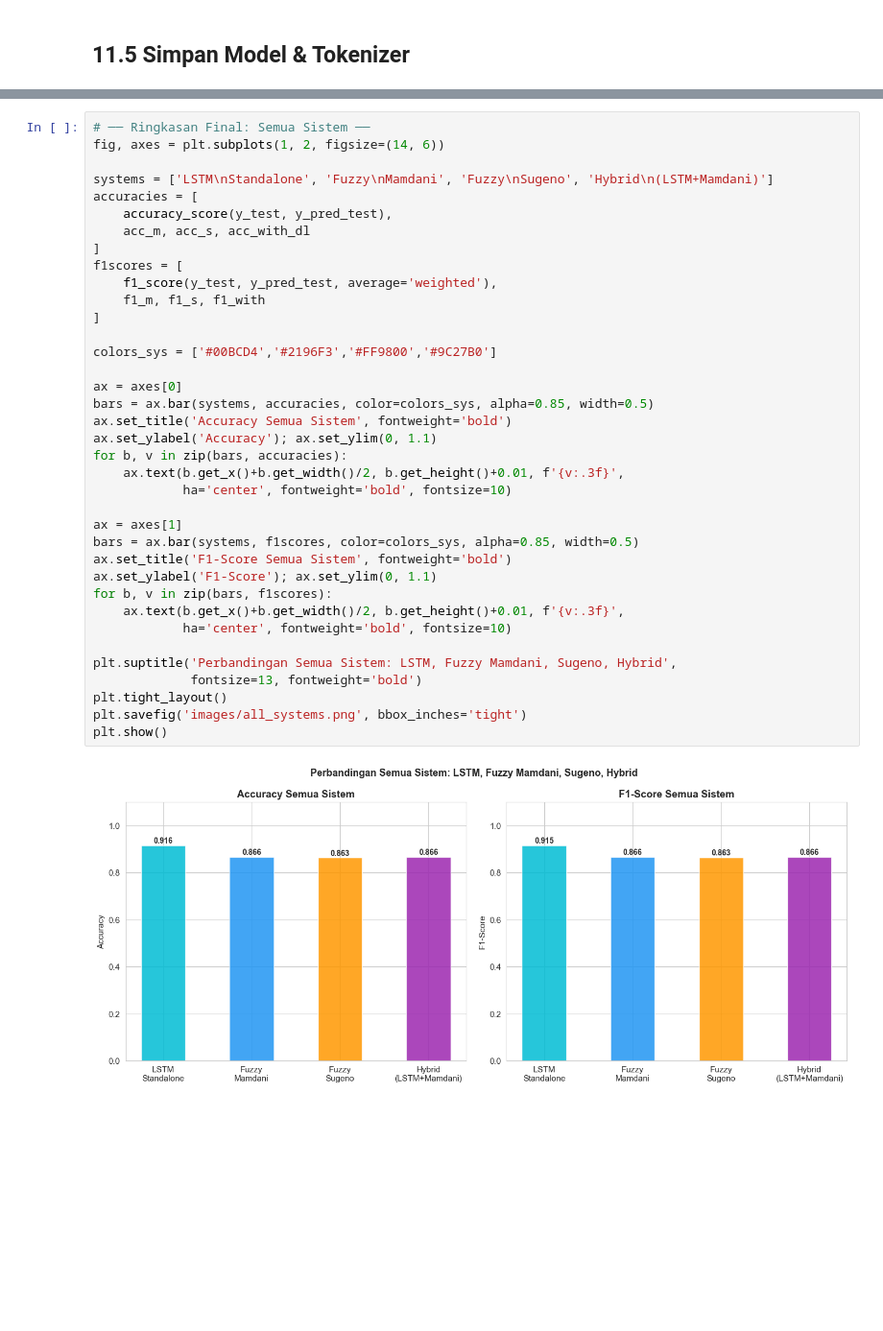
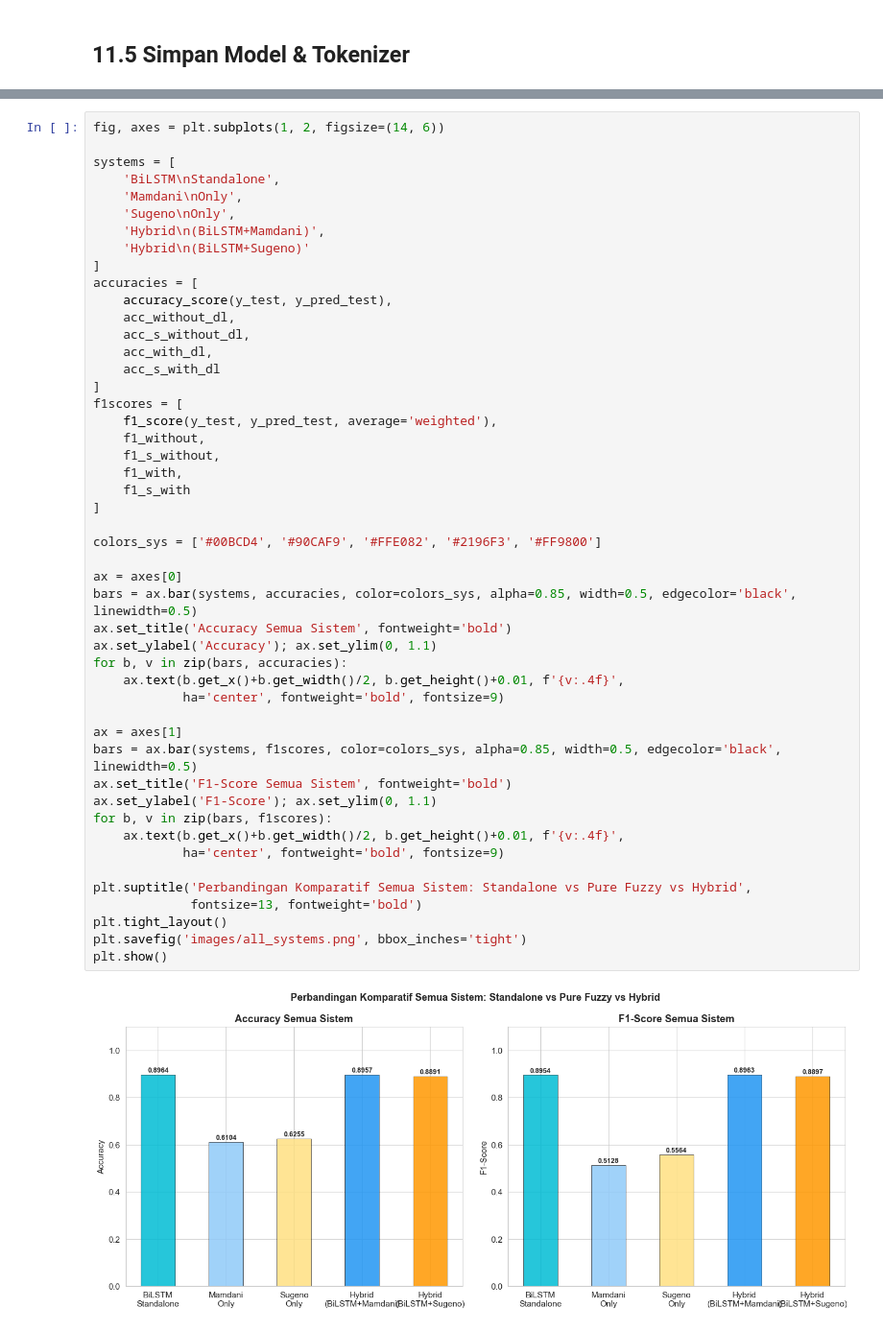
Before and after one commit to FoolishOtaku/dka-hate-speech-sentiment-analysis, a Jupyter notebook: hate_speech_fuzzy_dl_FIXED.ipynb, the cells around one changed output, grey strips where cells are left out. Shown at 96% size. Drawn from its saved outputs; the diff is of its cells as text; blank space fills up the shorter version.

```diff
--- a/hate_speech_fuzzy_dl_FIXED.ipynb
+++ b/hate_speech_fuzzy_dl_FIXED.ipynb
@@ -1530,39 +1547,50 @@ ROC-AUC                          0.9176             0.6375  +0.2801
 # %%
-# ── Ringkasan Final: Semua Sistem ──
 fig, axes = plt.subplots(1, 2, figsize=(14, 6))
 
-systems = ['LSTM\nStandalone', 'Fuzzy\nMamdani', 'Fuzzy\nSugeno', 'Hybrid\n(LSTM+Mamdani)']
+systems = [
+    'BiLSTM\nStandalone',
+    'Mamdani\nOnly',
+    'Sugeno\nOnly',
+    'Hybrid\n(BiLSTM+Mamdani)',
+    'Hybrid\n(BiLSTM+Sugeno)'
+]
 accuracies = [
     accuracy_score(y_test, y_pred_test),
-    acc_m, acc_s, acc_with_dl
+    acc_without_dl,
+    acc_s_without_dl,
+    acc_with_dl,
+    acc_s_with_dl
 ]
 f1scores = [
     f1_score(y_test, y_pred_test, average='weighted'),
-    f1_m, f1_s, f1_with
+    f1_without,
+    f1_s_without,
+    f1_with,
+    f1_s_with
 ]
 
-colors_sys = ['#00BCD4','#2196F3','#FF9800','#9C27B0']
+colors_sys = ['#00BCD4', '#90CAF9', '#FFE082', '#2196F3', '#FF9800']
 
 ax = axes[0]
-bars = ax.bar(systems, accuracies, color=colors_sys, alpha=0.85, width=0.5)
+bars = ax.bar(systems, accuracies, color=colors_sys, alpha=0.85, width=0.5, edgecolor='black', linewidth=0.5)
 ax.set_title('Accuracy Semua Sistem', fontweight='bold')
 ax.set_ylabel('Accuracy'); ax.set_ylim(0, 1.1)
 for b, v in zip(bars, accuracies):
-    ax.text(b.get_x()+b.get_width()/2, b.get_height()+0.01, f'{v:.3f}',
-            ha='center', fontweight='bold', fontsize=10)
+    ax.text(b.get_x()+b.get_width()/2, b.get_height()+0.01, f'{v:.4f}',
+            ha='center', fontweight='bold', fontsize=9)
 
 ax = axes[1]
-bars = ax.bar(systems, f1scores, color=colors_sys, alpha=0.85, width=0.5)
+bars = ax.bar(systems, f1scores, color=colors_sys, alpha=0.85, width=0.5, edgecolor='black', linewidth=0.5)
 ax.set_title('F1-Score Semua Sistem', fontweight='bold')
 ax.set_ylabel('F1-Score'); ax.set_ylim(0, 1.1)
 for b, v in zip(bars, f1scores):
-    ax.text(b.get_x()+b.get_width()/2, b.get_height()+0.01, f'{v:.3f}',
-            ha='center', fontweight='bold', fontsize=10)
+    ax.text(b.get_x()+b.get_width()/2, b.get_height()+0.01, f'{v:.4f}',
+            ha='center', fontweight='bold', fontsize=9)
 
-plt.suptitle('Perbandingan Semua Sistem: LSTM, Fuzzy Mamdani, Sugeno, Hybrid',
+plt.suptitle('Perbandingan Komparatif Semua Sistem: Standalone vs Pure Fuzzy vs Hybrid',
              fontsize=13, fontweight='bold')
 plt.tight_layout()
 plt.savefig('images/all_systems.png', bbox_inches='tight')
 plt.show()
 # %% [output]
-[figure, old version]
+[figure, new version]
```
Also changed, not shown: parts of 34 cells of this notebook, 9 other files.
